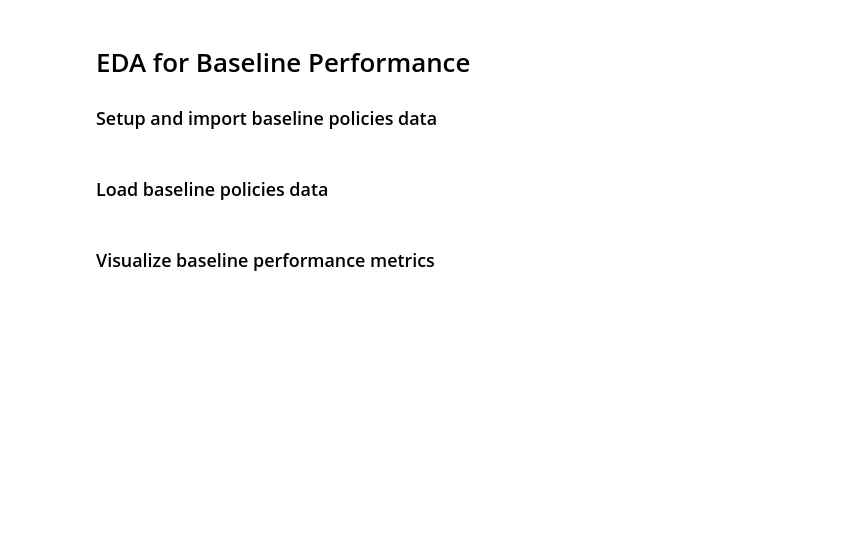
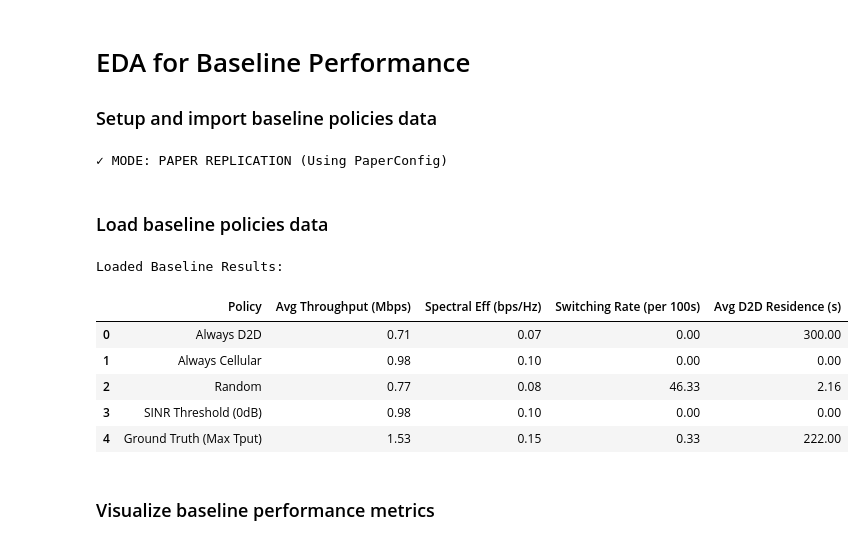
Before and after one commit to WarlockZul/FYP-Deep-Learning-D2D-Mode-Selection, a Jupyter notebook: notebooks/eda_baselines.ipynb, the cells around one changed output. Drawn from its saved outputs; the diff is of its cells as text; code cells hidden in the pictures; blank space fills up the shorter version.

```diff
--- a/notebooks/eda_baselines.ipynb
+++ b/notebooks/eda_baselines.ipynb
@@ -8,6 +1,13 @@ SIMULATOR_MODULE = 'simulator'  # Options: 'simulator' or 'simulator_paper'
 # %% [markdown]
 # EDA for Baseline Performance
 ### Setup and import baseline policies data
+# %%
+# ==========================================
+#  CONFIGURATION SWITCH
+#  Options: "PROPOSED" (Your advanced sim) or "PAPER" (Replication)
+# ==========================================
+ENV_MODE = "PAPER"
+# ==========================================
 # %%
 import pandas as pd
 import numpy as np
@@ -25,28 +25,40 @@ from scripts.baseline_policies import (
 )
 
 # Dynamically import the config from the selected simulator module
-config_module = importlib.import_module(f'{SIMULATOR_MODULE}.config')
-SimulationConfig = config_module.SimulationConfig
-if hasattr(config_module, 'PaperConfig'):
-    PaperConfig = config_module.PaperConfig
-
-print(f"✓ Loaded configuration from '{SIMULATOR_MODULE}'")
+if ENV_MODE == "PAPER":
+    from simulator_paper.config import PaperConfig as Config
+    results_filename = "baseline_results_paper.csv"
+    print(f"✓ MODE: PAPER REPLICATION (Using PaperConfig)")
+else:
+    from simulator.config import SimulationConfig as Config
+    results_filename = "baseline_results_proposed.csv"
+    print(f"✓ MODE: PROPOSED SIMULATION (Using SimulationConfig)")
 
 %matplotlib inline
 sns.set_style("whitegrid")
 plt.rcParams['figure.figsize'] = (12, 6)
+# %% [output]
+✓ MODE: PAPER REPLICATION (Using PaperConfig)
 # %% [markdown]
 ### Load baseline policies data
 # %%
 # Load the summary results
-summary_path = os.path.join('..', 'data', 'baseline_results.csv')
+summary_path = os.path.join('..', 'data', results_filename)
 
 if os.path.exists(summary_path):
     df_results = pd.read_csv(summary_path)
     print("Loaded Baseline Results:")
     display(df_results)
 else:
-    print("Error: Could not find data/baseline_results.csv. Run 'evaluate_baselines.py' first.")
+    print("Error: Could not find baseline_results_paper.csv or baseline_results_proposed.csv. Run 'run_baselines.py' first.")
+# %% [output]
+Loaded Baseline Results:
+|  | Policy | Avg Throughput (Mbps) | Spectral Eff (bps/Hz) | Switching Rate (per 100s) | Avg D2D Residence (s) |
+| 0 | Always D2D | 0.71 | 0.07 | 0.00 | 300.00 |
+| 1 | Always Cellular | 0.98 | 0.10 | 0.00 | 0.00 |
+| 2 | Random | 0.77 | 0.08 | 46.33 | 2.16 |
+| 3 | SINR Threshold (0dB) | 0.98 | 0.10 | 0.00 | 0.00 |
+| 4 | Ground Truth (Max Tput) | 1.53 | 0.15 | 0.33 | 222.00 |
 # %% [markdown]
 ### Visualize baseline performance metrics
 # %%
```
Also changed, not shown: parts of 3 cells of this notebook, 5 other files.
